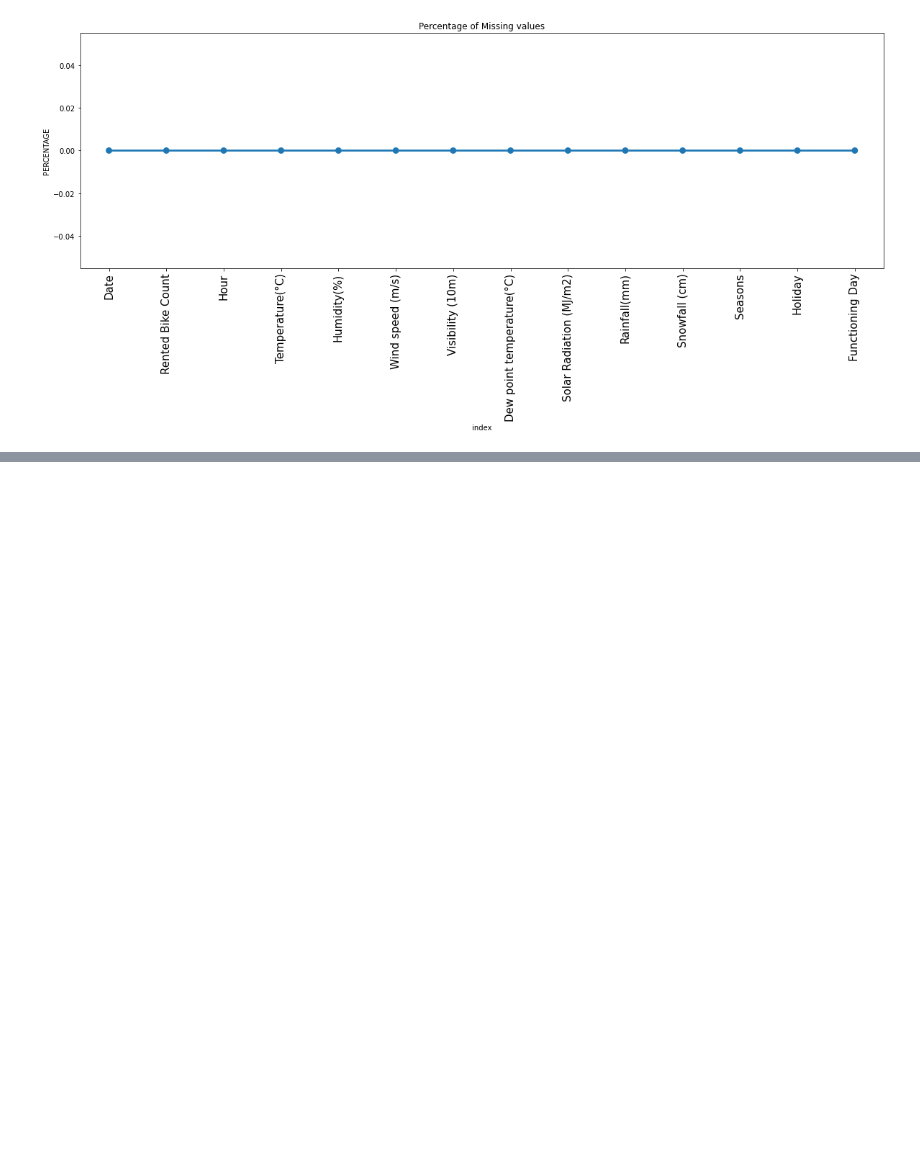
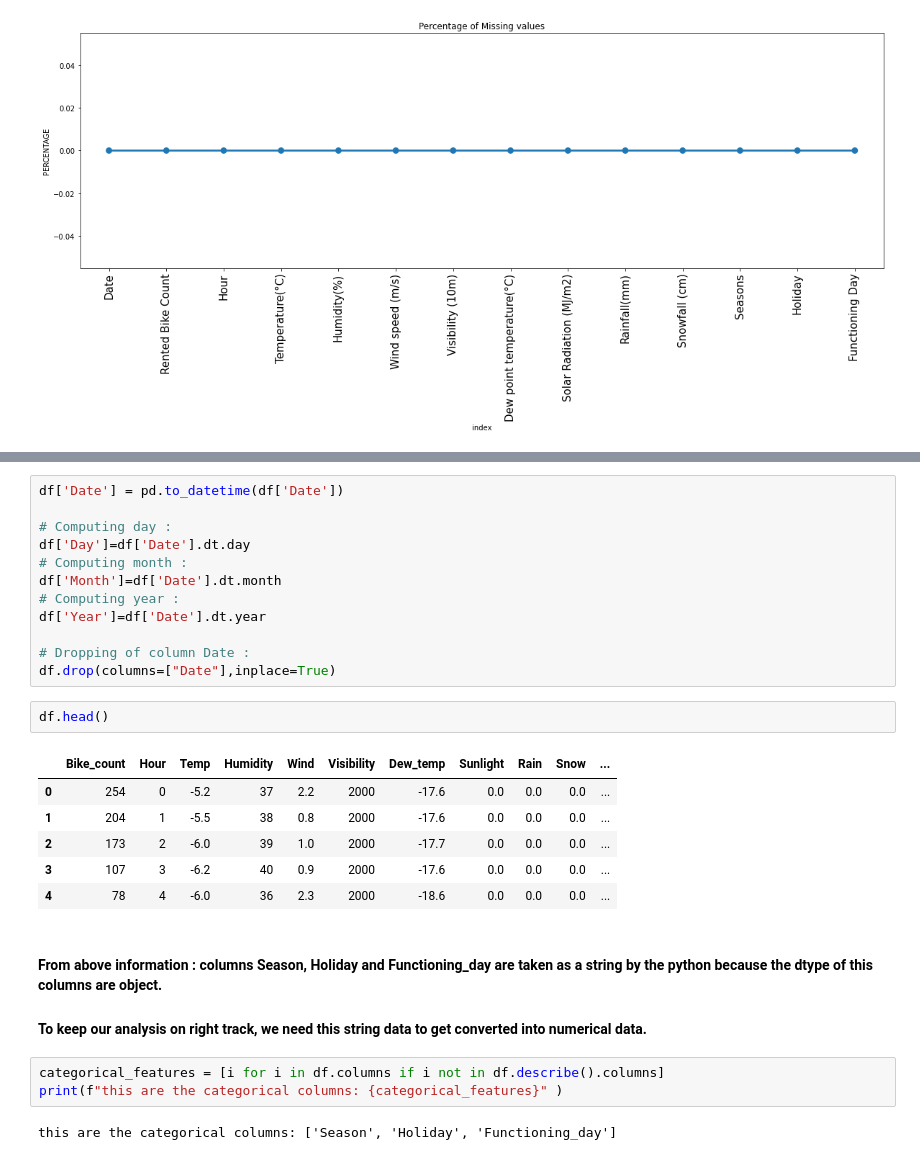
Before and after one commit to firaz-thakur/SEOUL-BIKE-SHARING-DEMAND-PREDICTION, a Jupyter notebook: Supervised_ML_Regression_Project.ipynb, the cells around one changed output, grey strips where cells are left out. Drawn from its saved outputs; the diff is of its cells as text; blank space fills up the shorter version.

```diff
--- a/Supervised_ML_Regression_Project.ipynb
+++ b/Supervised_ML_Regression_Project.ipynb
@@ -191,0 +241,29 @@ df.describe().T
+# %%
+df['Date'] = pd.to_datetime(df['Date'])
+
+# Computing day :
+df['Day']=df['Date'].dt.day
+# Computing month :
+df['Month']=df['Date'].dt.month
+# Computing year :
+df['Year']=df['Date'].dt.year
+
+# Dropping of column Date :
+df.drop(columns=["Date"],inplace=True)
+# %%
+df.head()
+# %% [output]
+|  | Bike_count | Hour | Temp | Humidity | Wind | Visibility | Dew_temp | Sunlight | Rain | Snow | ... |
+| 0 | 254 | 0 | -5.2 | 37 | 2.2 | 2000 | -17.6 | 0.0 | 0.0 | 0.0 | ... |
+| 1 | 204 | 1 | -5.5 | 38 | 0.8 | 2000 | -17.6 | 0.0 | 0.0 | 0.0 | ... |
+| 2 | 173 | 2 | -6.0 | 39 | 1.0 | 2000 | -17.7 | 0.0 | 0.0 | 0.0 | ... |
+| 3 | 107 | 3 | -6.2 | 40 | 0.9 | 2000 | -17.6 | 0.0 | 0.0 | 0.0 | ... |
+| 4 | 78 | 4 | -6.0 | 36 | 2.3 | 2000 | -18.6 | 0.0 | 0.0 | 0.0 | ... |
+# %% [markdown]
+#### From above information : columns Season, Holiday and Functioning_day are taken as a string by the python because the dtype of this columns are object.
+#### To keep our analysis on right track, we need this string data to get converted into numerical data.
+# %%
+categorical_features = [i for i in df.columns if i not in df.describe().columns]
+print(f"this are the categorical columns: {categorical_features}" )
+# %% [output]
+this are the categorical columns: ['Season', 'Holiday', 'Functioning_day']
```
Also changed, not shown: parts of 20 cells of this notebook.
